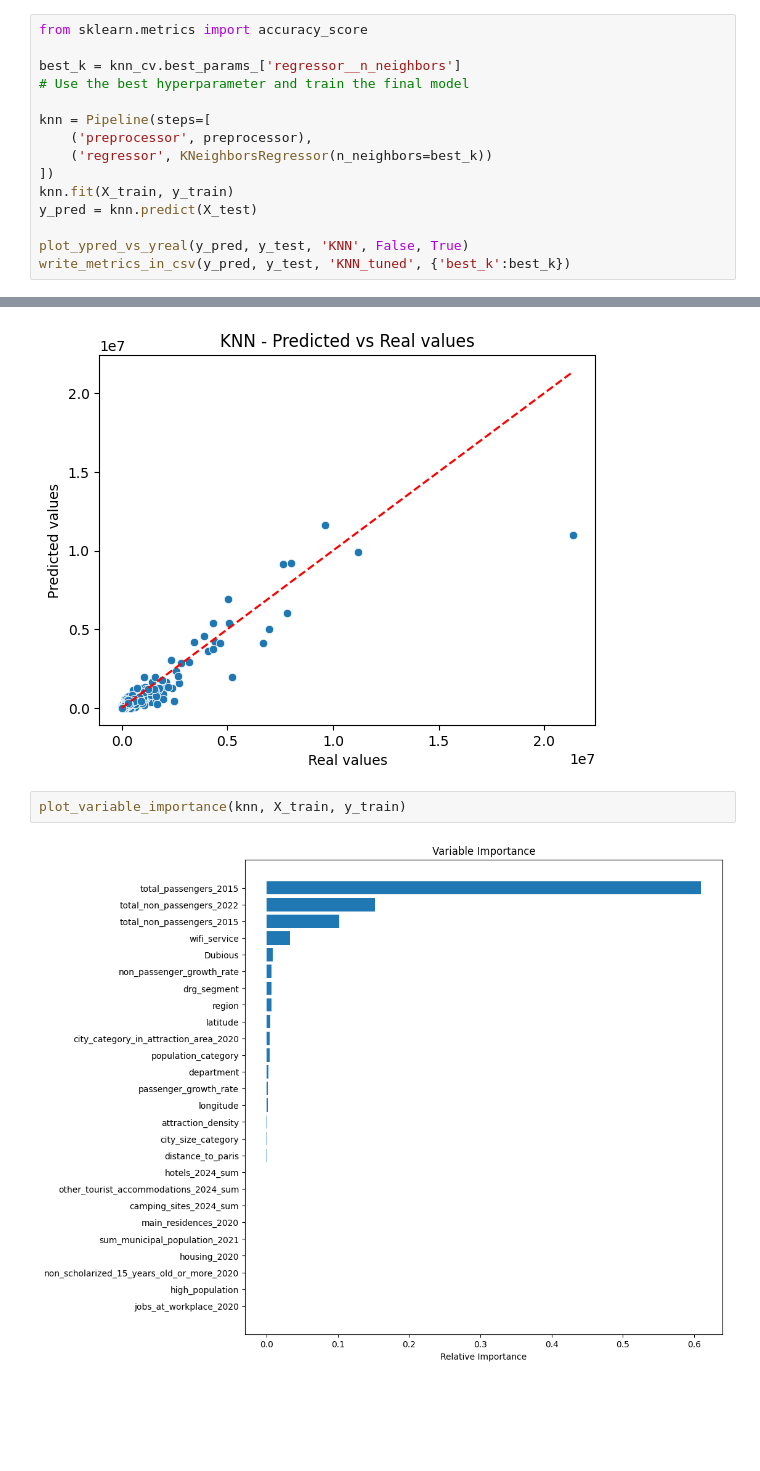
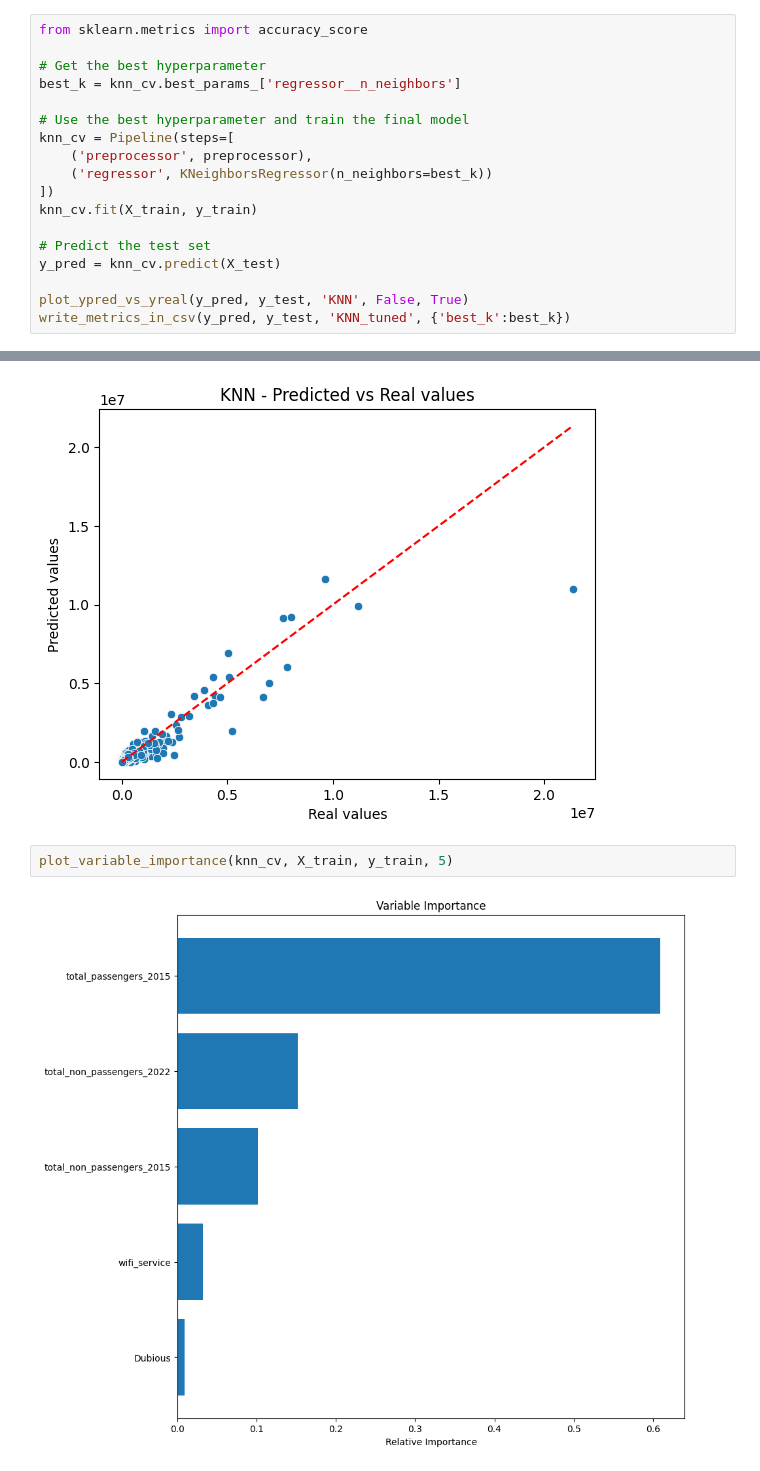
Before and after one commit to pierre-jezegou/fib-ml-project, a Jupyter notebook: knn.ipynb, the cells around one changed output, grey strips where cells are left out. Cells and saved outputs as stored; diff of their text form; blank space fills up the shorter version.

```diff
--- a/knn.ipynb
+++ b/knn.ipynb
@@ -141,15 +143,18 @@ GridSearchCV(cv=KFold(n_splits=20, random_state=42, shuffle=True),
 # %%
 from sklearn.metrics import accuracy_score
 
+# Get the best hyperparameter
 best_k = knn_cv.best_params_['regressor__n_neighbors']
+
 # Use the best hyperparameter and train the final model
-
-knn = Pipeline(steps=[
+knn_cv = Pipeline(steps=[
     ('preprocessor', preprocessor),
     ('regressor', KNeighborsRegressor(n_neighbors=best_k))
 ])
-knn.fit(X_train, y_train)
-y_pred = knn.predict(X_test)
+knn_cv.fit(X_train, y_train)
+
+# Predict the test set
+y_pred = knn_cv.predict(X_test)
 
 plot_ypred_vs_yreal(y_pred, y_test, 'KNN', False, True)
 write_metrics_in_csv(y_pred, y_test, 'KNN_tuned', {'best_k':best_k})
@@ -158,6 +163,6 @@ write_metrics_in_csv(y_pred, y_test, 'KNN_tuned', {'best_k':best_k})
 | 0 | KNN_tuned | {'best_k': 4} | 2.434982e+11 | 137517.019048 | 32605.75 | 0.852149 |
 [figure]
 # %%
-plot_variable_importance(knn, X_train, y_train)
+plot_variable_importance(knn_cv, X_train, y_train, 5)
 # %% [output]
-[figure, old version]
+[figure, new version]
```
Also changed, not shown: parts of 5 cells of this notebook.
